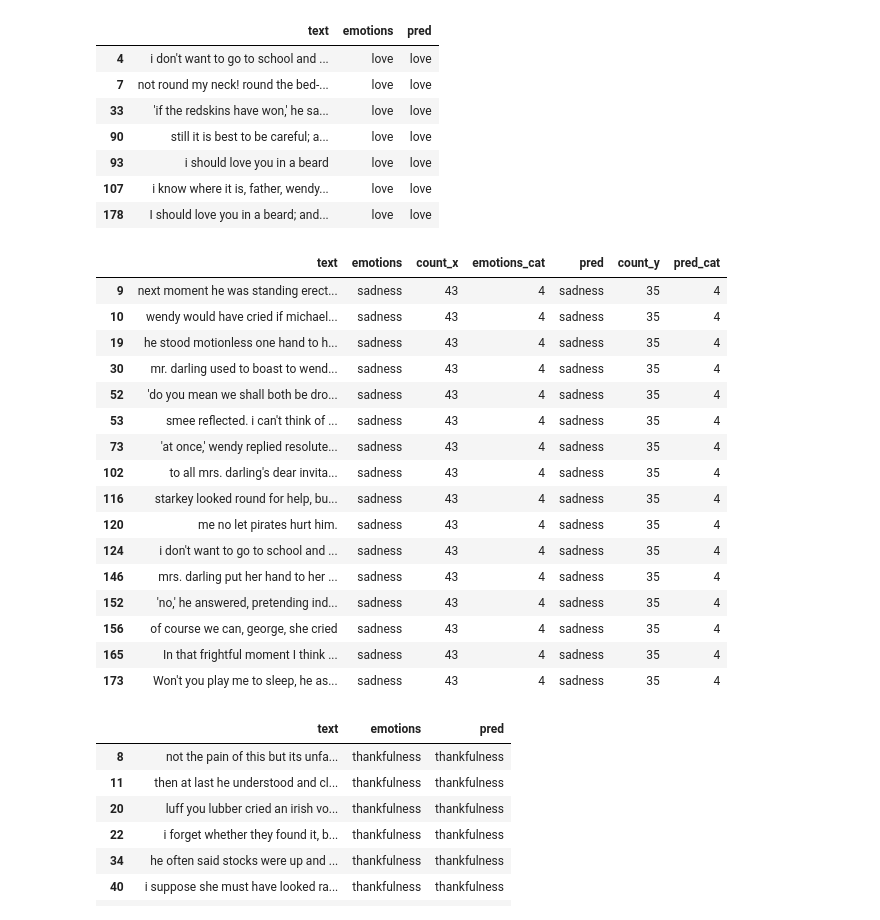
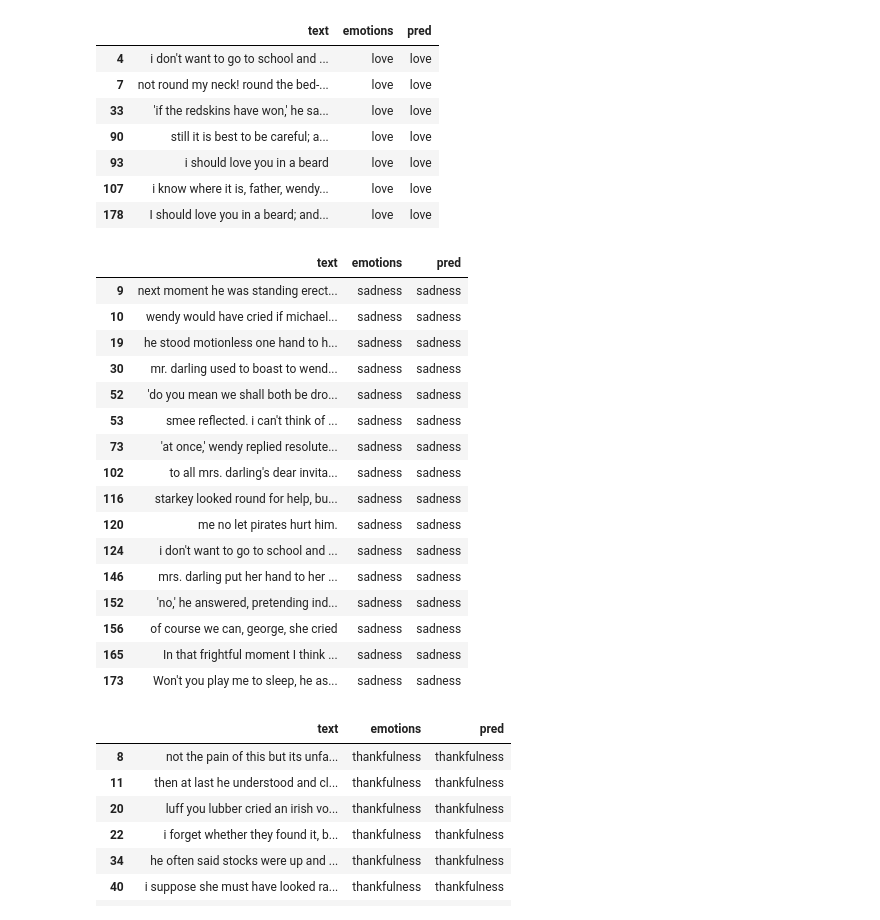
Before and after one commit to vinitshah24/Emotions-Detection-Text-RNN, a Jupyter notebook: peter_pan_emotions_thres_0.6.ipynb, the cells around one changed output. Drawn from its saved outputs; the diff is of its cells as text; code cells hidden in the pictures.

```diff
--- a/peter_pan_emotions_thres_0.6.ipynb
+++ b/peter_pan_emotions_thres_0.6.ipynb
@@ -359,6 +359,8 @@ thankfulness       0.20      0.79      0.32        28
 weighted avg       0.32      0.28      0.24       181
 # %% [markdown]
 ## Exporting Results
+# %%
+pd.options.display.max_colwidth = 200
 # %%
 # pred_df[["text","pred"]].to_csv("results/peter_pan_emotions_predictions.csv", index=False)
 # %%
@@ -413,25 +415,26 @@ love
 | 178 | I should love you in a beard; and... | love | love |
 # %%
 sadness = final_df[(final_df["emotions"]=="sadness") & (final_df["pred"]=="sadness")]
+sadness = sadness[["text", "emotions", "pred"]]
 sadness
 # %% [output]
-|  | text | emotions | count_x | emotions_cat | pred | count_y | pred_cat |
-| 9 | next moment he was standing erect... | sadness | 43 | 4 | sadness | 35 | 4 |
-| 10 | wendy would have cried if michael... | sadness | 43 | 4 | sadness | 35 | 4 |
-| 19 | he stood motionless one hand to h... | sadness | 43 | 4 | sadness | 35 | 4 |
-| 30 | mr. darling used to boast to wend... | sadness | 43 | 4 | sadness | 35 | 4 |
-| 52 | 'do you mean we shall both be dro... | sadness | 43 | 4 | sadness | 35 | 4 |
-| 53 | smee reflected. i can't think of ... | sadness | 43 | 4 | sadness | 35 | 4 |
-| 73 | 'at once,' wendy replied resolute... | sadness | 43 | 4 | sadness | 35 | 4 |
-| 102 | to all mrs. darling's dear invita... | sadness | 43 | 4 | sadness | 35 | 4 |
-| 116 | starkey looked round for help, bu... | sadness | 43 | 4 | sadness | 35 | 4 |
-| 120 | me no let pirates hurt him. | sadness | 43 | 4 | sadness | 35 | 4 |
-| 124 | i don't want to go to school and ... | sadness | 43 | 4 | sadness | 35 | 4 |
-| 146 | mrs. darling put her hand to her ... | sadness | 43 | 4 | sadness | 35 | 4 |
-| 152 | 'no,' he answered, pretending ind... | sadness | 43 | 4 | sadness | 35 | 4 |
-| 156 | of course we can, george, she cried | sadness | 43 | 4 | sadness | 35 | 4 |
-| 165 | In that frightful moment I think ... | sadness | 43 | 4 | sadness | 35 | 4 |
-| 173 | Won't you play me to sleep, he as... | sadness | 43 | 4 | sadness | 35 | 4 |
+|  | text | emotions | pred |
+| 9 | next moment he was standing erect... | sadness | sadness |
+| 10 | wendy would have cried if michael... | sadness | sadness |
+| 19 | he stood motionless one hand to h... | sadness | sadness |
+| 30 | mr. darling used to boast to wend... | sadness | sadness |
+| 52 | 'do you mean we shall both be dro... | sadness | sadness |
+| 53 | smee reflected. i can't think of ... | sadness | sadness |
+| 73 | 'at once,' wendy replied resolute... | sadness | sadness |
+| 102 | to all mrs. darling's dear invita... | sadness | sadness |
+| 116 | starkey looked round for help, bu... | sadness | sadness |
+| 120 | me no let pirates hurt him. | sadness | sadness |
+| 124 | i don't want to go to school and ... | sadness | sadness |
+| 146 | mrs. darling put her hand to her ... | sadness | sadness |
+| 152 | 'no,' he answered, pretending ind... | sadness | sadness |
+| 156 | of course we can, george, she cried | sadness | sadness |
+| 165 | In that frightful moment I think ... | sadness | sadness |
+| 173 | Won't you play me to sleep, he as... | sadness | sadness |
 # %%
 thankfulness = final_df[(final_df["emotions"]=="thankfulness") & (final_df["pred"]=="thankfulness")]
 thankfulness = thankfulness[["text", "emotions", "pred"]]
```
Also changed, not shown: parts of 7 cells of this notebook, 2 other files.
